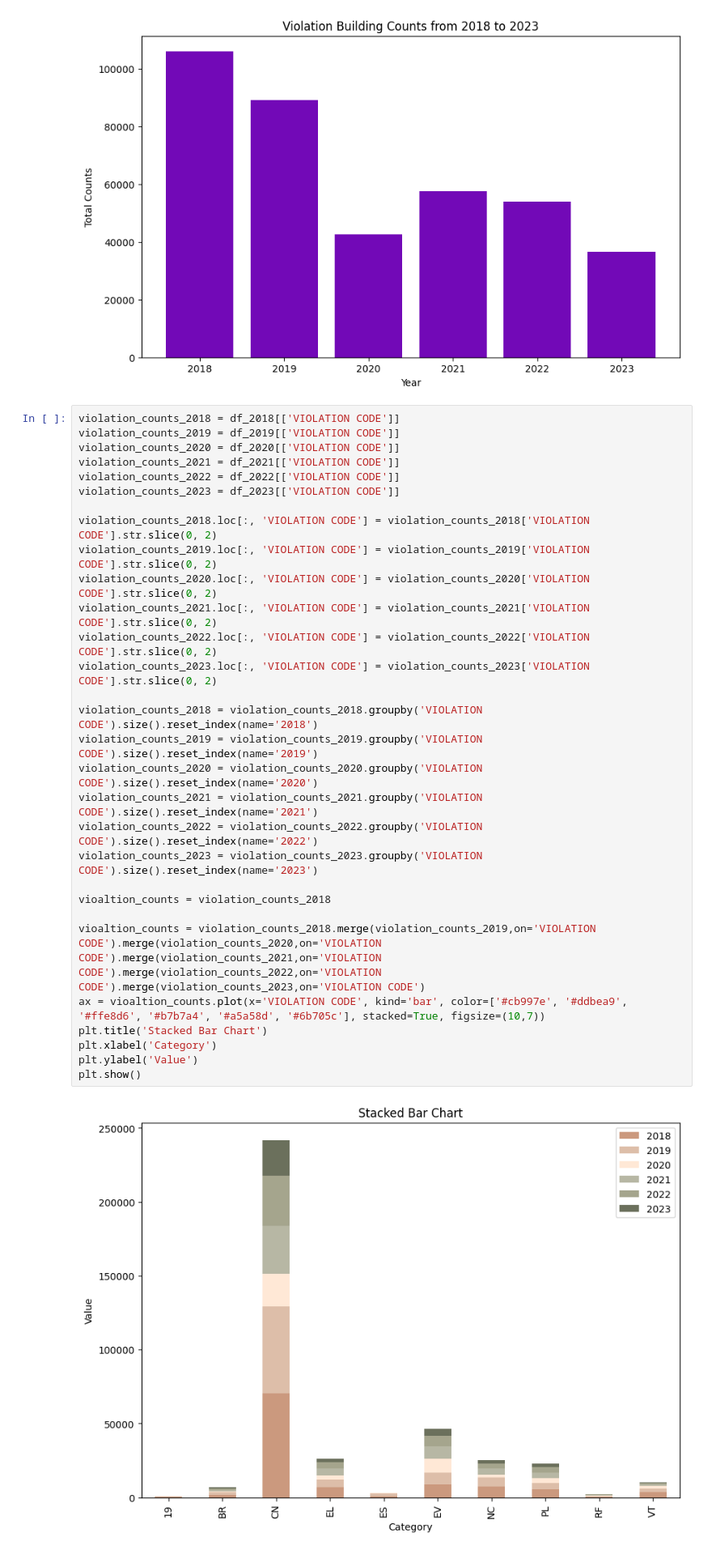
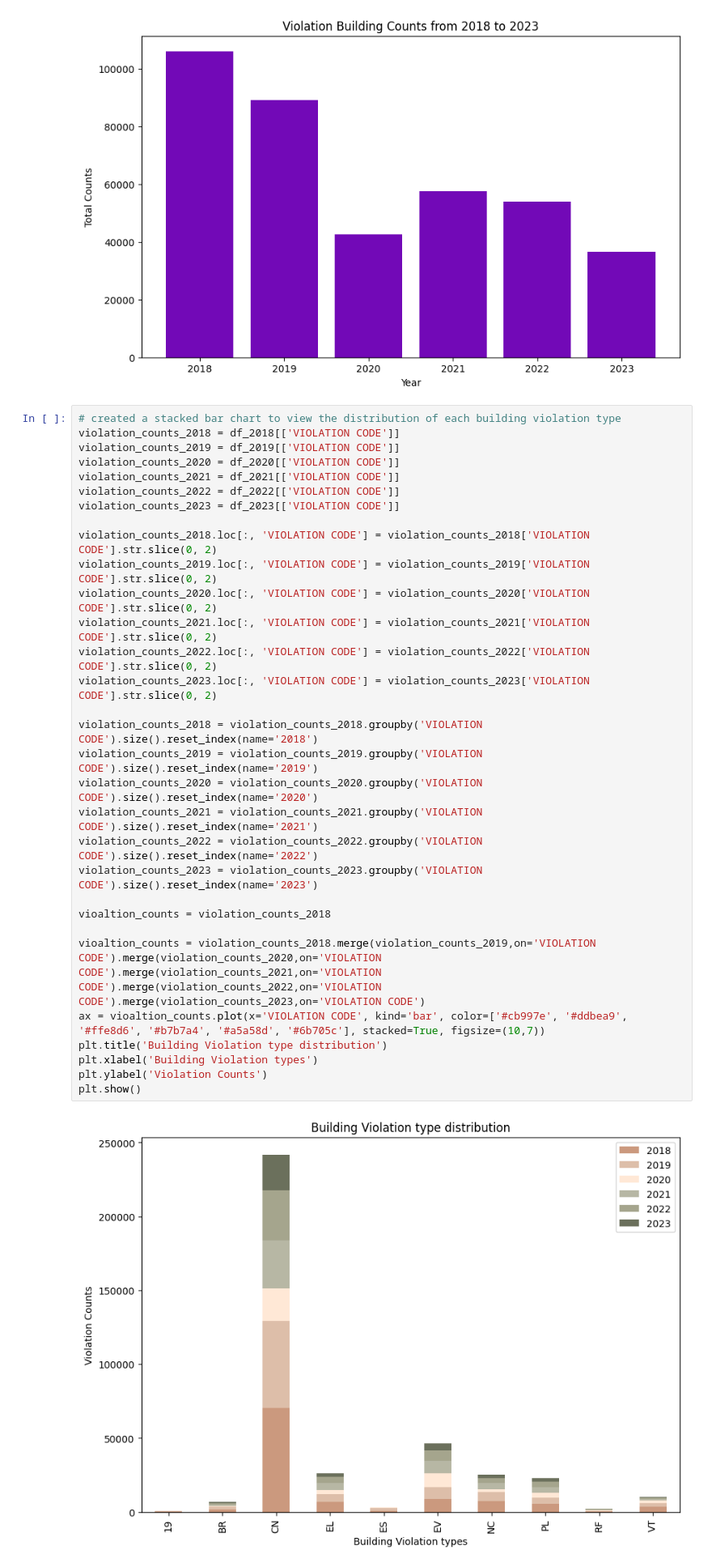
Before and after one commit to uic-cs424/assignment-2-chicago-bears, a Jupyter notebook: main.ipynb, the cells around one changed output. Shown at 81% size. Drawn from its saved outputs; the diff is of its cells as text.

```diff
--- a/main.ipynb
+++ b/main.ipynb
@@ -207,34 +227,35 @@ plt.show()
 # %% [output]
 [figure]
 # %%
+# created a stacked bar chart to view the distribution of each building violation type
 violation_counts_2018 = df_2018[['VIOLATION CODE']]
 violation_counts_2019 = df_2019[['VIOLATION CODE']]
 violation_counts_2020 = df_2020[['VIOLATION CODE']]
 violation_counts_2021 = df_2021[['VIOLATION CODE']]
 violation_counts_2022 = df_2022[['VIOLATION CODE']]
 violation_counts_2023 = df_2023[['VIOLATION CODE']]
 
 violation_counts_2018.loc[:, 'VIOLATION CODE'] = violation_counts_2018['VIOLATION CODE'].str.slice(0, 2)
 violation_counts_2019.loc[:, 'VIOLATION CODE'] = violation_counts_2019['VIOLATION CODE'].str.slice(0, 2)
 violation_counts_2020.loc[:, 'VIOLATION CODE'] = violation_counts_2020['VIOLATION CODE'].str.slice(0, 2)
 violation_counts_2021.loc[:, 'VIOLATION CODE'] = violation_counts_2021['VIOLATION CODE'].str.slice(0, 2)
 violation_counts_2022.loc[:, 'VIOLATION CODE'] = violation_counts_2022['VIOLATION CODE'].str.slice(0, 2)
 violation_counts_2023.loc[:, 'VIOLATION CODE'] = violation_counts_2023['VIOLATION CODE'].str.slice(0, 2)
 
 violation_counts_2018 = violation_counts_2018.groupby('VIOLATION CODE').size().reset_index(name='2018')
 violation_counts_2019 = violation_counts_2019.groupby('VIOLATION CODE').size().reset_index(name='2019')
 violation_counts_2020 = violation_counts_2020.groupby('VIOLATION CODE').size().reset_index(name='2020')
 violation_counts_2021 = violation_counts_2021.groupby('VIOLATION CODE').size().reset_index(name='2021')
 violation_counts_2022 = violation_counts_2022.groupby('VIOLATION CODE').size().reset_index(name='2022')
 violation_counts_2023 = violation_counts_2023.groupby('VIOLATION CODE').size().reset_index(name='2023')
 
 vioaltion_counts = violation_counts_2018
 
 vioaltion_counts = violation_counts_2018.merge(violation_counts_2019,on='VIOLATION CODE').merge(violation_counts_2020,on='VIOLATION CODE').merge(violation_counts_2021,on='VIOLATION CODE').merge(violation_counts_2022,on='VIOLATION CODE').merge(violation_counts_2023,on='VIOLATION CODE')
 ax = vioaltion_counts.plot(x='VIOLATION CODE', kind='bar', color=['#cb997e', '#ddbea9', '#ffe8d6', '#b7b7a4', '#a5a58d', '#6b705c'], stacked=True, figsize=(10,7))
-plt.title('Stacked Bar Chart')
-plt.xlabel('Category')
-plt.ylabel('Value')
+plt.title('Building Violation type distribution')
+plt.xlabel('Building Violation types')
+plt.ylabel('Violation Counts')
 plt.show()
 # %% [output]
-[figure, old version]
+[figure, new version]
```
Also changed, not shown: parts of 3 cells of this notebook, 1 other file.
